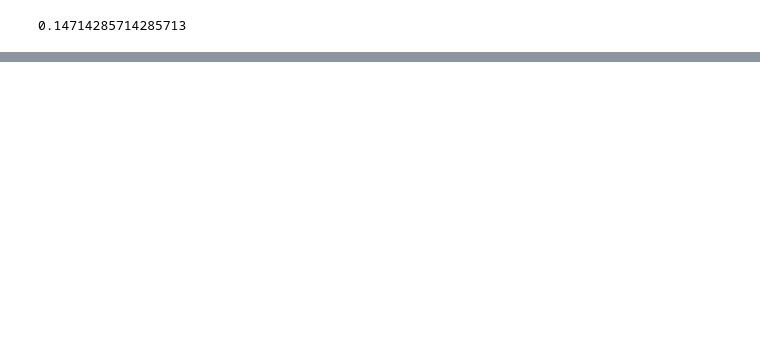
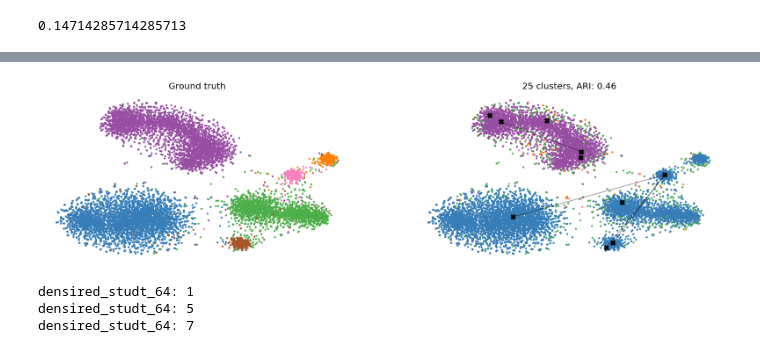
Before and after one commit to ecker-lab/tneb_clustering, a Jupyter notebook: paper_figures_and_tables/notebooks/filtering_scatterplot.ipynb, the cells around one changed output, grey strips where cells are left out. Drawn from its saved outputs; the diff is of its cells as text; code cells hidden in the pictures; blank space fills up the shorter version.

```diff
--- a/paper_figures_and_tables/notebooks/filtering_scatterplot.ipynb
+++ b/paper_figures_and_tables/notebooks/filtering_scatterplot.ipynb
@@ -49,0 +236,15 @@ np.sum(np.array(elongations) >100000)
+# %%
+data = {
+    "kept_elongations": kept_elongations,
+    "kept_counts": kept_counts,
+    "kept_datasets": kept_datasets,
+    "filtered_elongations": filtered_elongations,
+    "filtered_counts": filtered_counts,
+    "filtered_datasets": filtered_datasets,
+}
+
+filename = os.path.join(cache_path,"filtering_scatterplot_data.pkl")
+with open(filename, "wb") as f:
+    pickle.dump(data, f)
+
+print(f"Saved data to {filename}")
@@ -97,0 +502,25 @@ plt.show()
+# %%
+my_record = tmm_records[2]
+# (tmm_model, X, y, tsne, dataset_name, index)
+
+_ = corc.tmm_plots.plot_tmm_models(
+    tmm_models = [my_record[0]],
+    data_X = my_record[1],
+    data_y = my_record[2],
+    dataset_name = my_record[4],
+    tsne_transform = my_record[3],
+)
+# %% [output]
+[figure, added]
+# %%
+# Assuming tmm_records is a list of tuples:
+# (tmm_model, X, y, tsne, dataset_name, index)
+
+for record in tmm_records:
+    dataset_name = record[4]   # 5th element
+    index = record[5]          # 6th element
+    print(f"{dataset_name}: {index}")
+# %% [output]
+densired_studt_64: 1
+densired_studt_64: 5
+densired_studt_64: 7
```
Also changed, not shown: parts of 28 cells of this notebook, 5 other files.
